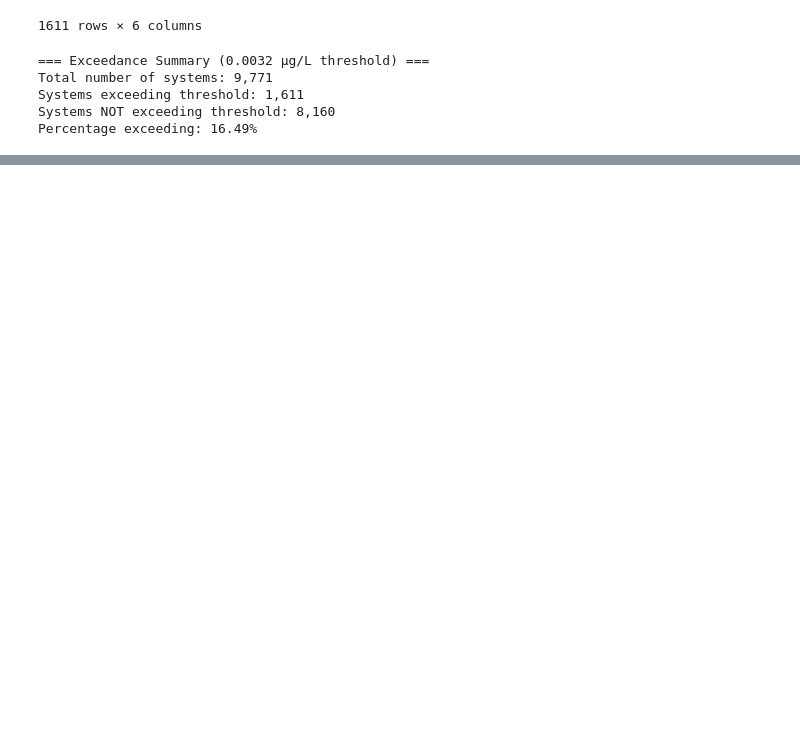
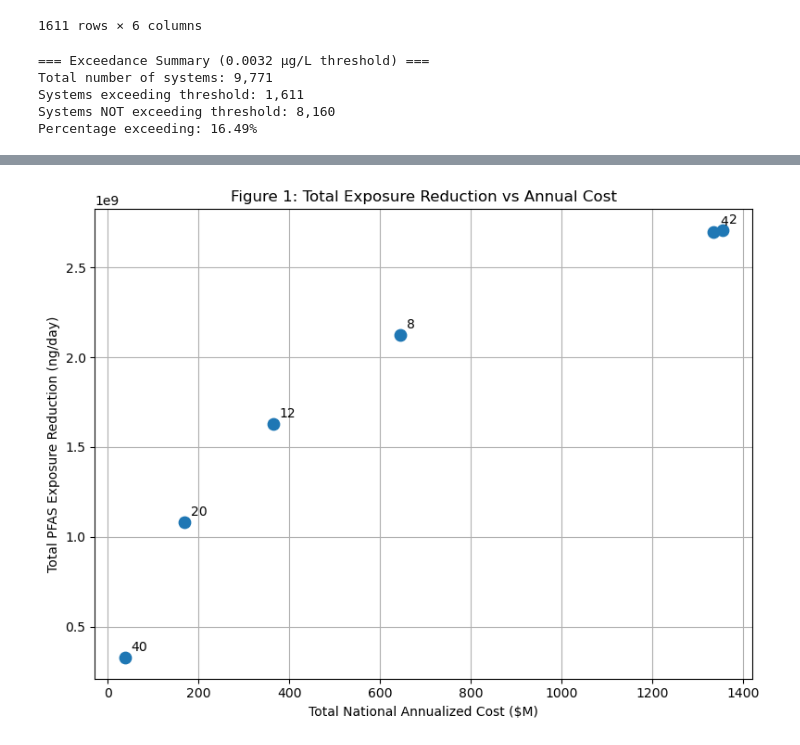
Before and after one commit to brahmee07/Pfas_water_research, a Jupyter notebook: Pfas_cost_risk_analysis.ipynb, the cells around one changed output, grey strips where cells are left out. Cells and saved outputs as stored; diff of their text form; code cells hidden in the pictures; blank space fills up the shorter version.

```diff
--- a/Pfas_cost_risk_analysis.ipynb
+++ b/Pfas_cost_risk_analysis.ipynb
@@ -293,13 +303,0 @@ This represents the dollars spent per unit reduction in population PFAS exposure
-# %%
-cost_effectiveness = {}
-
-for t in thresholds_ng:
-    total_cost_M = national_treatment_costs[t]          # millions of dollars
-    total_risk = national_risk[t]             # ng·person/day
-
-    # convert cost from $M to $, multiply by 365 for annual basis
-    ce = (total_cost_M * 1_000_000 * 365) / total_risk
-
-    cost_effectiveness[t] = ce
-
-cost_effectiveness
@@ -428,0 +316,14 @@ Power law fit: y = 2.571e-01 * x^0.523
+# %%
+cost_effectiveness = {}
+
+for t in thresholds_ng:
+    annual_cost = national_treatment_costs[t]
+    ng_per_day_total = pfas_exposure_by_threshold[t]        # ng/day
+
+    ng_per_year = ng_per_day_total * 365 #annual pfas ng/year
+
+    ce = annual_cost / ng_per_year if ng_per_year > 0 else 0
+
+    cost_effectiveness[t] = ce
+
+cost_effectiveness
@@ -428,0 +366,18 @@ Power law fit: y = 2.571e-01 * x^0.523
+# %%
+fig1_costs = [national_treatment_costs[t] for t in thresholds_ng]   # $M
+fig1_exposure = [pfas_exposure_by_threshold[t] for t in thresholds_ng]  # ng/day
+
+plt.figure(figsize=(8,6))
+plt.scatter(fig1_costs, fig1_exposure, s=80)
+
+for t, x, y in zip(thresholds_ng, fig1_costs, fig1_exposure):
+    plt.annotate(str(t), (x, y), textcoords="offset points", xytext=(5,5))
+
+plt.xlabel("Total National Annualized Cost ($M)")
+plt.ylabel("Total PFAS Exposure Reduction (ng/day)")
+plt.title("Figure 1: Total Exposure Reduction vs Annual Cost")
+plt.grid(True)
+plt.tight_layout()
+plt.show()
+# %% [output]
+[figure, added]
```
Also changed, not shown: parts of 45 cells of this notebook.
